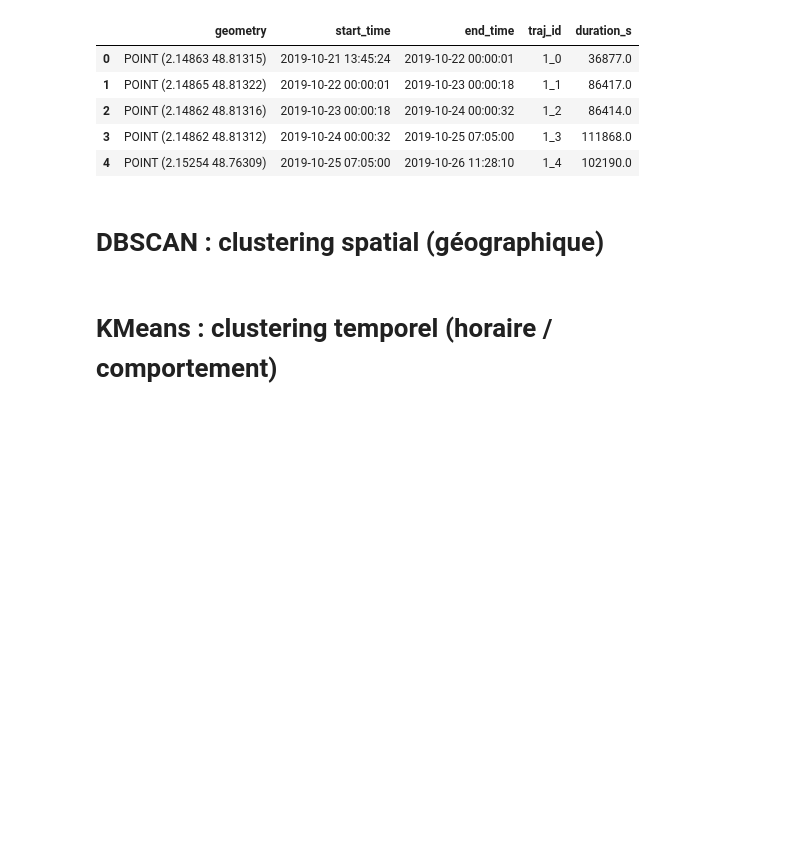
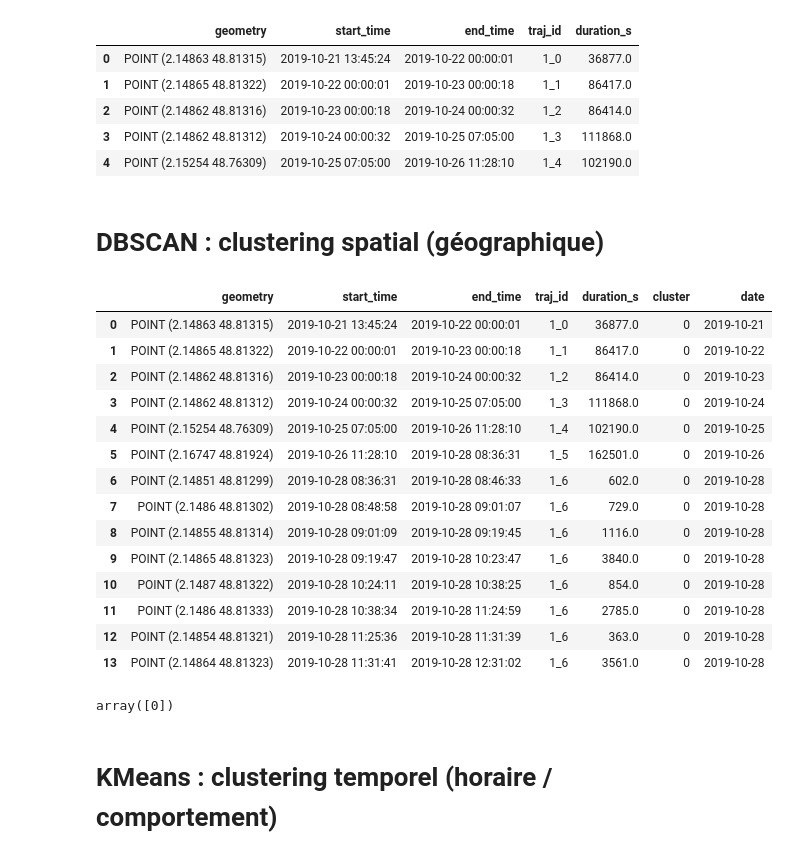
Before and after one commit to Ciscom224/projet_AMDM_M2, a Jupyter notebook: main.ipynb, the cells around one changed output. Cells and saved outputs as stored; diff of their text form; code cells hidden in the pictures; blank space fills up the shorter version.

```diff
--- a/main.ipynb
+++ b/main.ipynb
@@ -484,6 +402,35 @@ from sklearn.cluster import DBSCAN
 db = DBSCAN(eps=100, min_samples=3).fit(coords)
 
 gdf_dbscan['cluster'] = db.labels_
+# %%
+coords = list(zip(stop_points_gdf.geometry.x, stop_points_gdf.geometry.y))
+
+from sklearn.cluster import DBSCAN
+db = DBSCAN(eps=100, min_samples=3).fit(coords)
+gdf_dbscan_test=stop_points_gdf
+gdf_dbscan_test['cluster'] = db.labels_
+# %%
+gdf_dbscan_test.head(20)
+# %% [output]
+|  | geometry | start_time | end_time | traj_id | duration_s | cluster | date |
+| 0 | POINT (2.14863 48.81315) | 2019-10-21 13:45:24 | 2019-10-22 00:00:01 | 1_0 | 36877.0 | 0 | 2019-10-21 |
+| 1 | POINT (2.14865 48.81322) | 2019-10-22 00:00:01 | 2019-10-23 00:00:18 | 1_1 | 86417.0 | 0 | 2019-10-22 |
+| 2 | POINT (2.14862 48.81316) | 2019-10-23 00:00:18 | 2019-10-24 00:00:32 | 1_2 | 86414.0 | 0 | 2019-10-23 |
+| 3 | POINT (2.14862 48.81312) | 2019-10-24 00:00:32 | 2019-10-25 07:05:00 | 1_3 | 111868.0 | 0 | 2019-10-24 |
+| 4 | POINT (2.15254 48.76309) | 2019-10-25 07:05:00 | 2019-10-26 11:28:10 | 1_4 | 102190.0 | 0 | 2019-10-25 |
+| 5 | POINT (2.16747 48.81924) | 2019-10-26 11:28:10 | 2019-10-28 08:36:31 | 1_5 | 162501.0 | 0 | 2019-10-26 |
+| 6 | POINT (2.14851 48.81299) | 2019-10-28 08:36:31 | 2019-10-28 08:46:33 | 1_6 | 602.0 | 0 | 2019-10-28 |
+| 7 | POINT (2.1486 48.81302) | 2019-10-28 08:48:58 | 2019-10-28 09:01:07 | 1_6 | 729.0 | 0 | 2019-10-28 |
+| 8 | POINT (2.14855 48.81314) | 2019-10-28 09:01:09 | 2019-10-28 09:19:45 | 1_6 | 1116.0 | 0 | 2019-10-28 |
+| 9 | POINT (2.14865 48.81323) | 2019-10-28 09:19:47 | 2019-10-28 10:23:47 | 1_6 | 3840.0 | 0 | 2019-10-28 |
+| 10 | POINT (2.1487 48.81322) | 2019-10-28 10:24:11 | 2019-10-28 10:38:25 | 1_6 | 854.0 | 0 | 2019-10-28 |
+| 11 | POINT (2.1486 48.81333) | 2019-10-28 10:38:34 | 2019-10-28 11:24:59 | 1_6 | 2785.0 | 0 | 2019-10-28 |
+| 12 | POINT (2.14854 48.81321) | 2019-10-28 11:25:36 | 2019-10-28 11:31:39 | 1_6 | 363.0 | 0 | 2019-10-28 |
+| 13 | POINT (2.14864 48.81323) | 2019-10-28 11:31:41 | 2019-10-28 12:31:02 | 1_6 | 3561.0 | 0 | 2019-10-28 |
+# %%
+gdf_dbscan_test['cluster'].unique()
+# %% [output]
+array([0])
 # %% [markdown]
 # KMeans : clustering temporel (horaire / comportement)
 # %%
```
Also changed, not shown: parts of 8 cells of this notebook.
